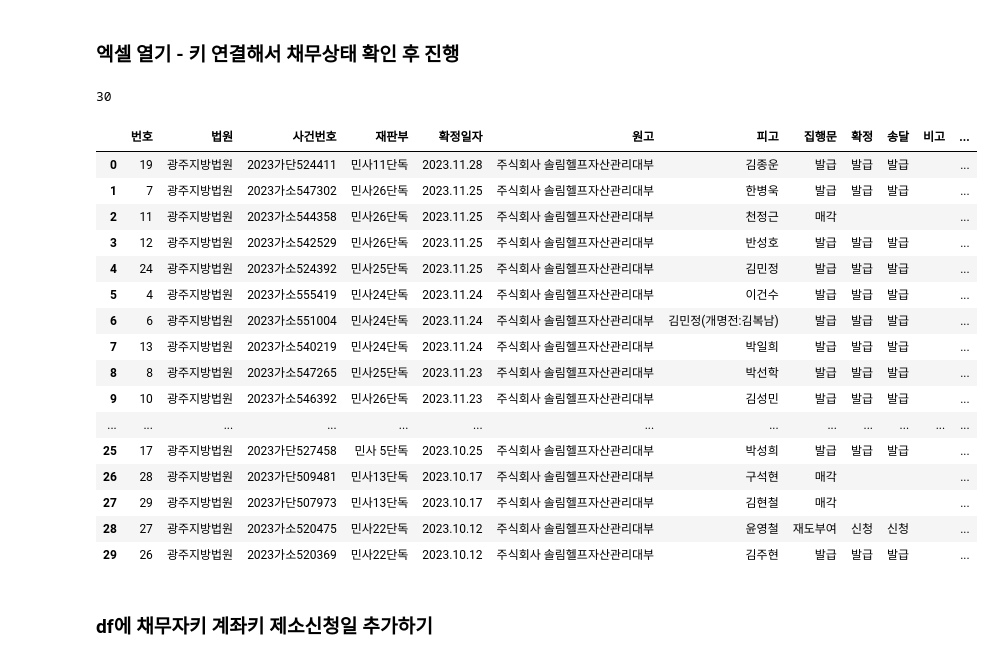
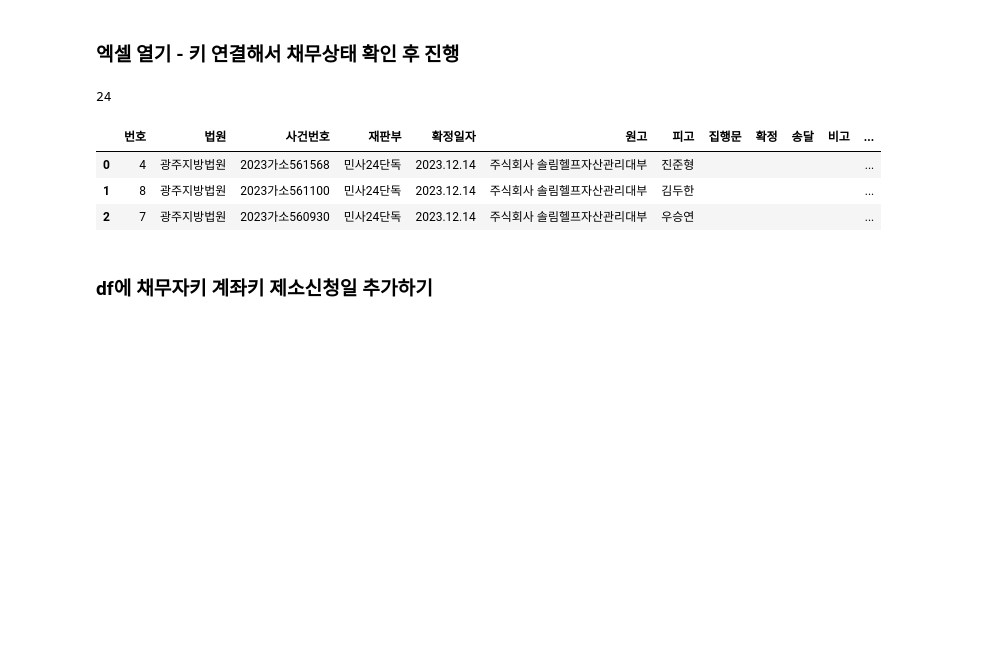
Before and after one commit to jbmyou/python_work, a Jupyter notebook: fileNaming/집행문sele.ipynb, the cells around one changed output. Cells and saved outputs as stored; diff of their text form; code cells hidden in the pictures; blank space fills up the shorter version.

```diff
--- a/fileNaming/집행문sele.ipynb
+++ b/fileNaming/집행문sele.ipynb
@@ -42,7 +42,7 @@ dtype = {'채무자키':str, '계좌키':str, '가상계좌번호':str}
 # %%
 ##################################
 # 사건번호 눌러보고 집행문 발급 가능한 것만으로 목록작성 하도록!!!!!!!!!
-lastday = "231128"
+lastday = "231214"
 법원인증서="헬프자산관리대부[주]()001102620170619111002243" # 인증서 여러개고, 법원인증서가 첫번째가 아닌 경우 지정해줘야 함
 ##################################
 excel_dir = join(r"D:\4.관리\전자소송", lastday)
@@ -261,29 +261,16 @@ def fix_delivery(which:int, v) :
 # %%
 ### 원본이 필요할 땐 원본을 다른 이름으로 복사해둬!
 df_origin = pd.read_excel(path_excel, sheet_name="집행문", dtype=dtype).fillna("")
 df_origin.법원 = df_origin.법원.str.replace("지법", "지방법원")
 df = df_origin.copy()
 print(len(df))
-df
+df.head(3)
 # %% [output]
-30
+24
 |  | 번호 | 법원 | 사건번호 | 재판부 | 확정일자 | 원고 | 피고 | 집행문 | 확정 | 송달 | 비고 | ... |
-| 0 | 19 | 광주지방법원 | 2023가단524411 | 민사11단독 | 2023.11.28 | 주식회사 솔림헬프자산관리대부 | 김종운 | 발급 | 발급 | 발급 |  | ... |
-| 1 | 7 | 광주지방법원 | 2023가소547302 | 민사26단독 | 2023.11.25 | 주식회사 솔림헬프자산관리대부 | 한병욱 | 발급 | 발급 | 발급 |  | ... |
-| 2 | 11 | 광주지방법원 | 2023가소544358 | 민사26단독 | 2023.11.25 | 주식회사 솔림헬프자산관리대부 | 천정근 | 매각 |  |  |  | ... |
-| 3 | 12 | 광주지방법원 | 2023가소542529 | 민사26단독 | 2023.11.25 | 주식회사 솔림헬프자산관리대부 | 반성호 | 발급 | 발급 | 발급 |  | ... |
-| 4 | 24 | 광주지방법원 | 2023가소524392 | 민사25단독 | 2023.11.25 | 주식회사 솔림헬프자산관리대부 | 김민정 | 발급 | 발급 | 발급 |  | ... |
-| 5 | 4 | 광주지방법원 | 2023가소555419 | 민사24단독 | 2023.11.24 | 주식회사 솔림헬프자산관리대부 | 이건수 | 발급 | 발급 | 발급 |  | ... |
-| 6 | 6 | 광주지방법원 | 2023가소551004 | 민사24단독 | 2023.11.24 | 주식회사 솔림헬프자산관리대부 | 김민정(개명전:김복남) | 발급 | 발급 | 발급 |  | ... |
-| 7 | 13 | 광주지방법원 | 2023가소540219 | 민사24단독 | 2023.11.24 | 주식회사 솔림헬프자산관리대부 | 박일희 | 발급 | 발급 | 발급 |  | ... |
-| 8 | 8 | 광주지방법원 | 2023가소547265 | 민사25단독 | 2023.11.23 | 주식회사 솔림헬프자산관리대부 | 박선학 | 발급 | 발급 | 발급 |  | ... |
-| 9 | 10 | 광주지방법원 | 2023가소546392 | 민사26단독 | 2023.11.23 | 주식회사 솔림헬프자산관리대부 | 김성민 | 발급 | 발급 | 발급 |  | ... |
-| ... | ... | ... | ... | ... | ... | ... | ... | ... | ... | ... | ... | ... |
-| 25 | 17 | 광주지방법원 | 2023가단527458 | 민사 5단독 | 2023.10.25 | 주식회사 솔림헬프자산관리대부 | 박성희 | 발급 | 발급 | 발급 |  | ... |
-| 26 | 28 | 광주지방법원 | 2023가단509481 | 민사13단독 | 2023.10.17 | 주식회사 솔림헬프자산관리대부 | 구석현 | 매각 |  |  |  | ... |
-| 27 | 29 | 광주지방법원 | 2023가단507973 | 민사13단독 | 2023.10.17 | 주식회사 솔림헬프자산관리대부 | 김현철 | 매각 |  |  |  | ... |
-| 28 | 27 | 광주지방법원 | 2023가소520475 | 민사22단독 | 2023.10.12 | 주식회사 솔림헬프자산관리대부 | 윤영철 | 재도부여 | 신청 | 신청 |  | ... |
-| 29 | 26 | 광주지방법원 | 2023가소520369 | 민사22단독 | 2023.10.12 | 주식회사 솔림헬프자산관리대부 | 김주현 | 발급 | 발급 | 발급 |  | ... |
+| 0 | 4 | 광주지방법원 | 2023가소561568 | 민사24단독 | 2023.12.14 | 주식회사 솔림헬프자산관리대부 | 진준형 |  |  |  |  | ... |
+| 1 | 8 | 광주지방법원 | 2023가소561100 | 민사24단독 | 2023.12.14 | 주식회사 솔림헬프자산관리대부 | 김두한 |  |  |  |  | ... |
+| 2 | 7 | 광주지방법원 | 2023가소560930 | 민사24단독 | 2023.12.14 | 주식회사 솔림헬프자산관리대부 | 우승연 |  |  |  |  | ... |
 # %% [markdown]
 ### df에 채무자키 계좌키 제소신청일 추가하기
 # %%
```
Also changed, not shown: parts of 13 cells of this notebook, 5 other files.
